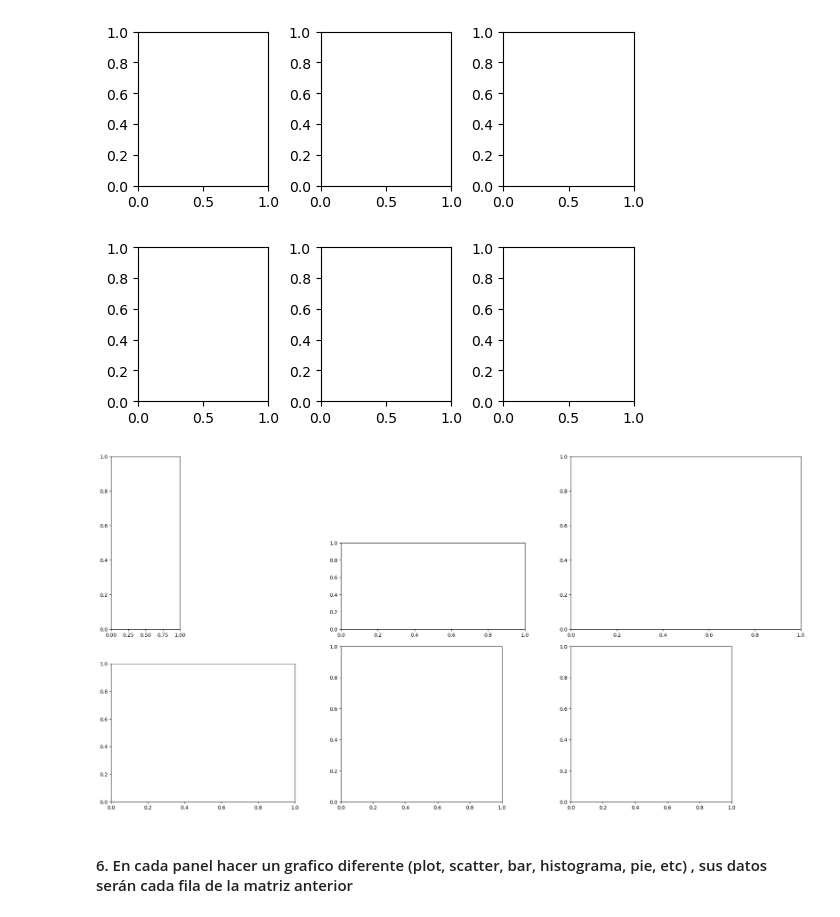
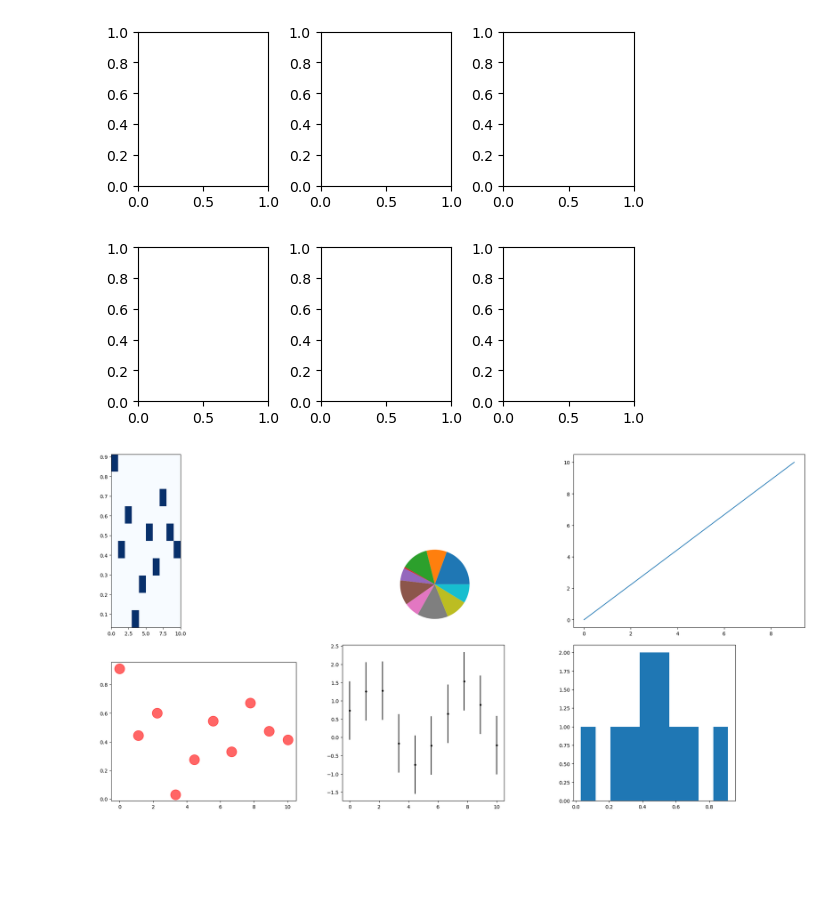
Before and after one commit to CarmenSRU/TareasParcial2Repaso, a Jupyter notebook: Matplot.ipynb, the cells around one changed output. Drawn from its saved outputs; the diff is of its cells as text; code cells hidden in the pictures; blank space fills up the shorter version.

```diff
--- a/Matplot.ipynb
+++ b/Matplot.ipynb
@@ -106,13 +124,21 @@ plt.subplots_adjust(hspace=0.4, wspace=0.4)
 # %%
 #Intento 2
 figura = plt.figure()
 ax1 = figura.add_axes([0, 0,0.8,0.8])
 ax2 = figura.add_axes([1, 0,0.7,0.9])
 ax3 = figura.add_axes([2, 0,0.7,0.9])
 ax4 = figura.add_axes([0, 1,0.3,1])
 ax5 = figura.add_axes([1, 1,0.8,0.5])
 ax6 = figura.add_axes([2, 1,1,1])
+x = np.linspace(0, 10,10)
+y = np.random.rand(10)
+ax1.scatter(x,y, marker='o',s=400, c="red", alpha=0.6)
+dy = 0.8
+ax2.errorbar(x, np.sin(x) + dy * y , yerr=dy, fmt='.k')
+ax3.hist(y)
+ax4.hist2d(x, y, bins=10, cmap='Blues')
+ax5.pie(y)
+ax6.plot(x)
+plt.show()
 # %% [output]
-[figure, old version]
+[figure, new version]
-# %% [markdown]
-#### 6. En cada panel hacer un grafico diferente (plot, scatter, bar, histograma, pie, etc) , sus datos serán cada fila de la matriz anterior
```
Also changed, not shown: parts of 4 cells of this notebook.
